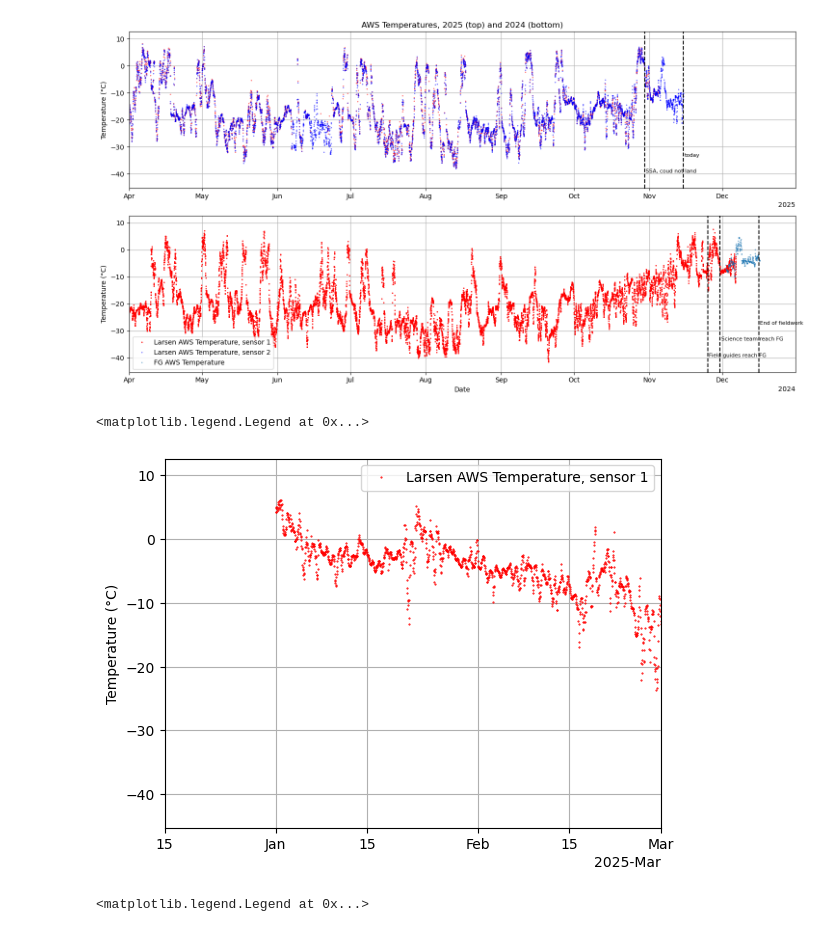
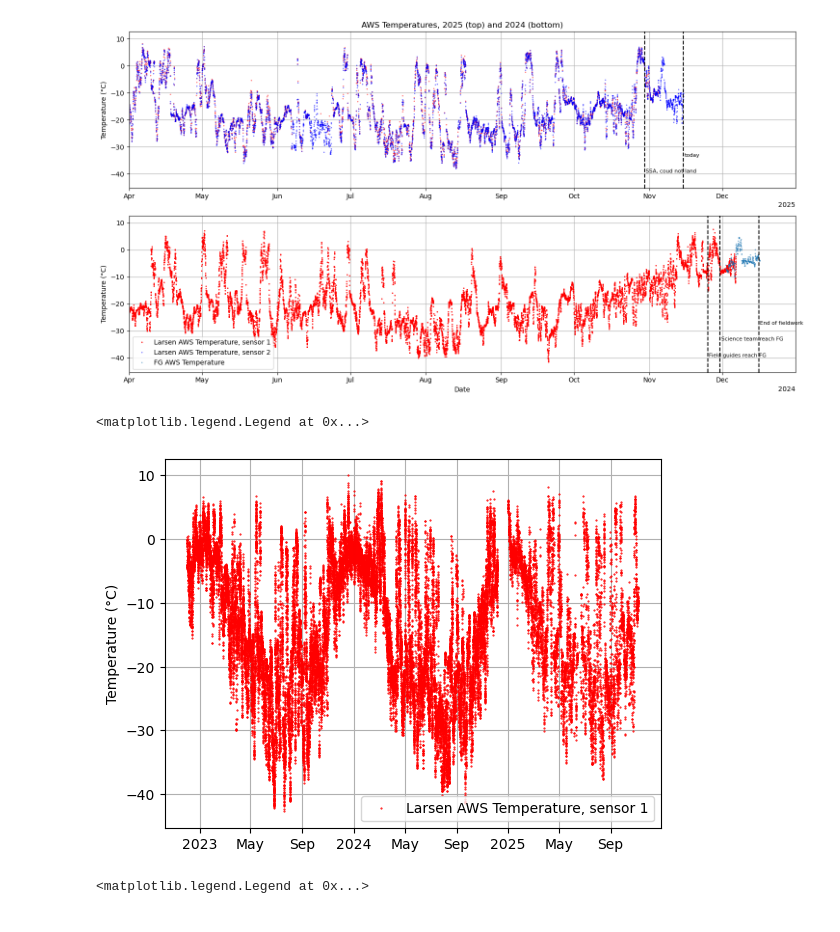
Before and after one commit to ldeo-glaciology/AntPen_NSF_NERC, a Jupyter notebook: code/aws/larsen_AWS.ipynb, the cells around one changed output. Drawn from its saved outputs; the diff is of its cells as text; code cells hidden in the pictures.

Commit message:
clean up larsen AWS and racmo NB

```diff
--- a/code/aws/larsen_AWS.ipynb
+++ b/code/aws/larsen_AWS.ipynb
@@ -137,15 +167,15 @@ plt.legend(loc='lower left')
 <matplotlib.legend.Legend at 0x...>
 [figure]
 # %%
-aws20_ds1.plot(xlim = (pd.Timestamp(f'2024-12-15'), pd.Timestamp(f'2025-3-01')), linestyle=' ', marker='.', c = 'r', markersize = 1, label='Larsen AWS Temperature, sensor 1')
+aws20_ds1.plot( linestyle=' ', marker='.', c = 'r', markersize = 1, label='Larsen AWS Temperature, sensor 1')
 plt.ylabel('Temperature (°C)')
 plt.xlabel('')
 
 plt.grid()
 plt.legend()
 # %% [output]
 <matplotlib.legend.Legend at 0x...>
-[figure, old version]
+[figure, new version]
 # %%
 fig, ax = plt.subplots(2, figsize=(15, 8))
 
```
Also changed, not shown: parts of 30 cells of this notebook, 2 other files.
